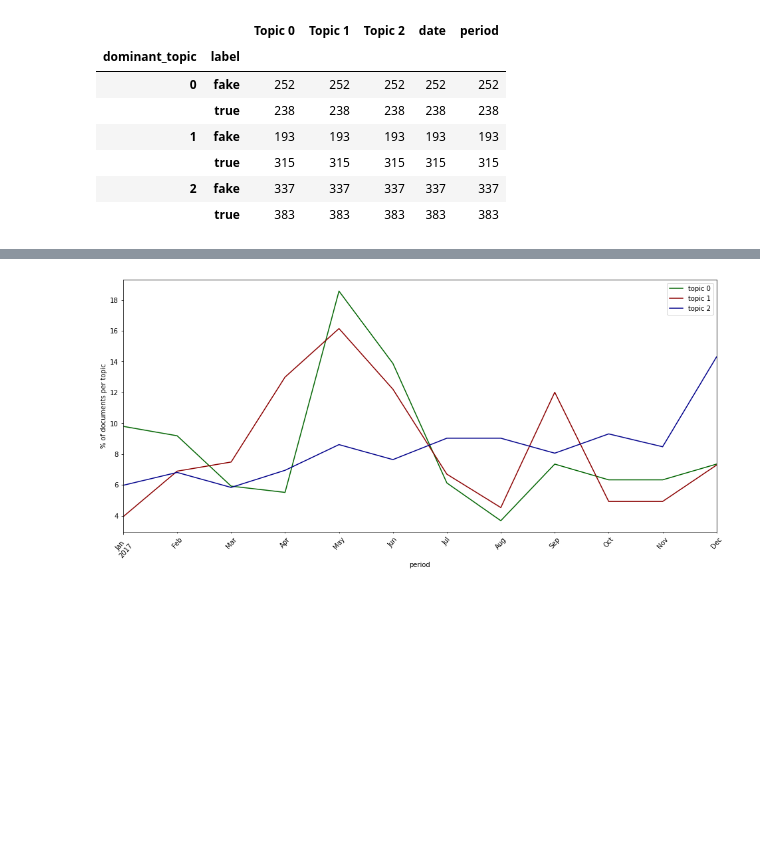
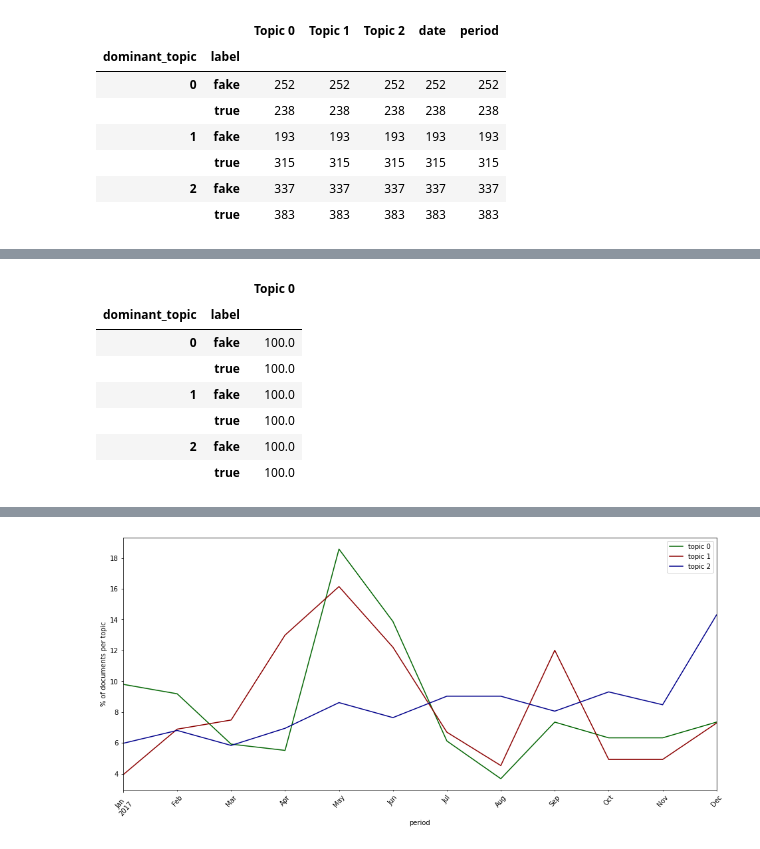
Before and after one commit to wainejr/CSB51, a Jupyter notebook: 04 - Pesquisa/LDA.ipynb, the cells around one changed output, grey strips where cells are left out. Saved outputs shown, nothing was run; the diff lists cells and outputs as text; code cells hidden in the pictures; blank space fills up the shorter version.

```diff
--- a/04 - Pesquisa/LDA.ipynb
+++ b/04 - Pesquisa/LDA.ipynb
@@ -639,4 +640,15 @@ Name: label, dtype: int64
 72 rows × 4 columns
+# %%
+df_3.groupby(['dominant_topic', 'label']).sum()
+# %% [output]
+|  |  | Topic 0 |
+| dominant_topic | label |  |
+| 0 | fake | 100.0 |
+|  | true | 100.0 |
+| 1 | fake | 100.0 |
+|  | true | 100.0 |
+| 2 | fake | 100.0 |
+|  | true | 100.0 |
 # %%
 i = -0.5
 for l in ['true', 'fake']:
```
Also changed, not shown: parts of 2 cells of this notebook, 1 other file.
